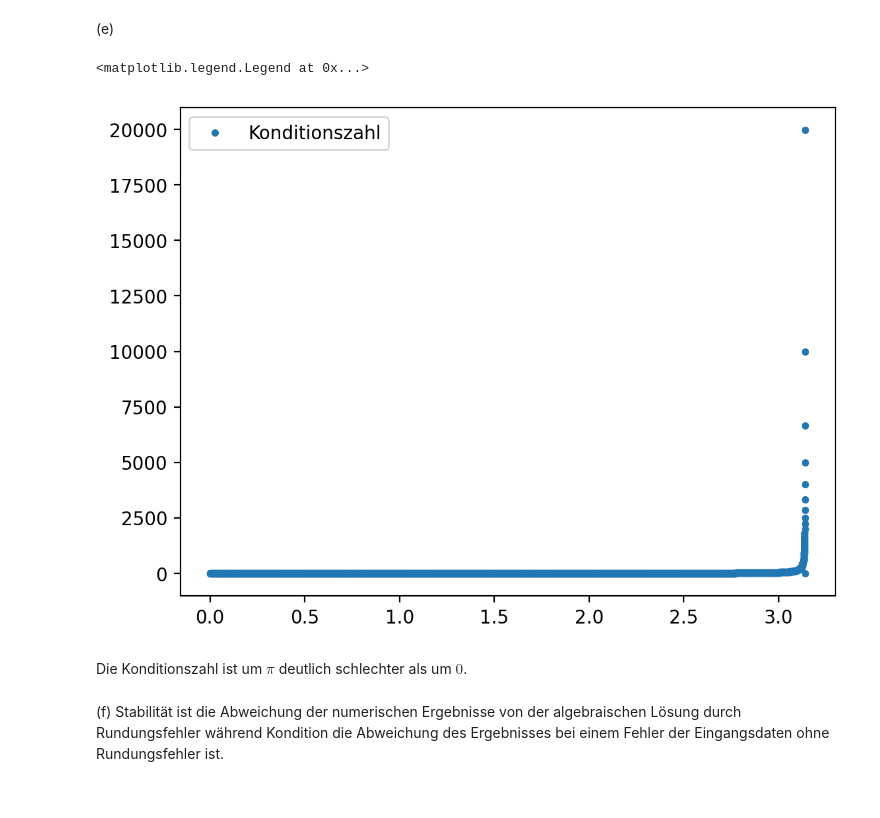
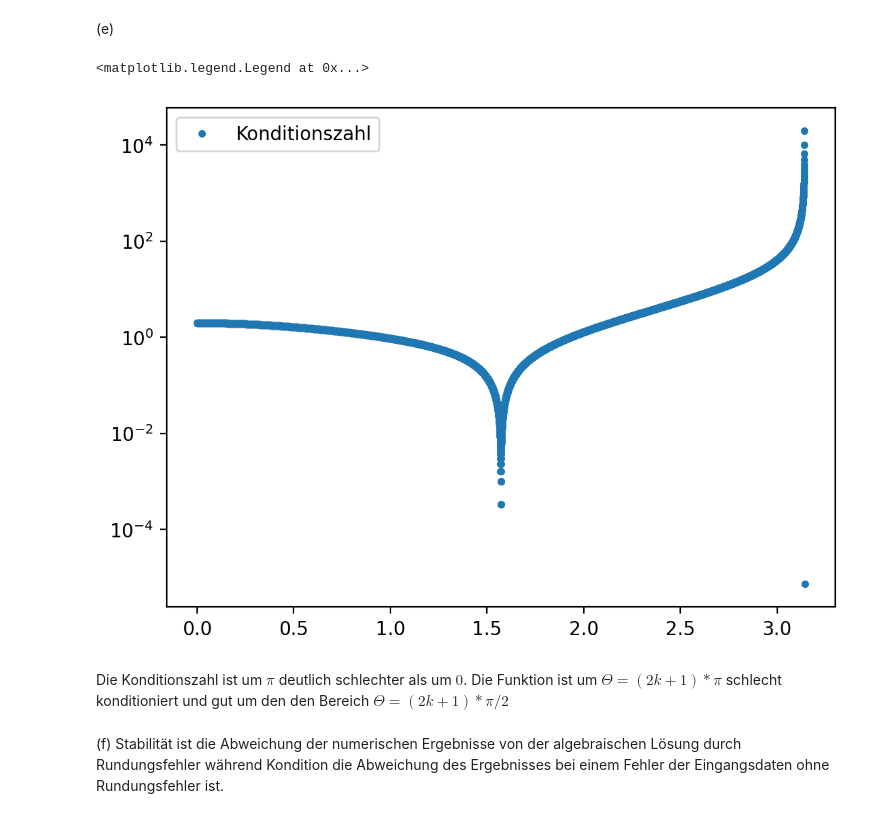
Before and after one commit to felixgoeke/SMD-A, a Jupyter notebook: 01/Blatt01.ipynb, the cells around one changed output. Saved outputs shown, nothing was run; the diff lists cells and outputs as text; code cells hidden in the pictures.

```diff
--- a/01/Blatt01.ipynb
+++ b/01/Blatt01.ipynb
@@ -208,12 +208,13 @@ t=np.linspace(0,np.pi,t_size)
 # %%
 plt.figure(dpi=200)
 plt.plot(t,K(b,t),'.' ,label='Konditionszahl')
+plt.yscale('log')
 plt.legend()
 # %% [output]
 <matplotlib.legend.Legend at 0x...>
-[figure, old version]
+[figure, new version]
 # %% [markdown]
-Die Konditionszahl ist um $\pi$ deutlich schlechter als um $0$.
+Die Konditionszahl ist um $\pi$ deutlich schlechter als um $0$. Die Funktion ist um $\Theta=(2k+1)*\pi$ schlecht konditioniert und gut um den den Bereich $\Theta=(2k+1)*\pi/2$
 # %% [markdown]
 (f)
 Stabilität ist die Abweichung der numerischen Ergebnisse von der algebraischen Lösung durch Rundungsfehler während Kondition die Abweichung des Ergebnisses bei einem Fehler der Eingangsdaten ohne Rundungsfehler ist.
```
Also changed, not shown: parts of 1 cell of this notebook.
